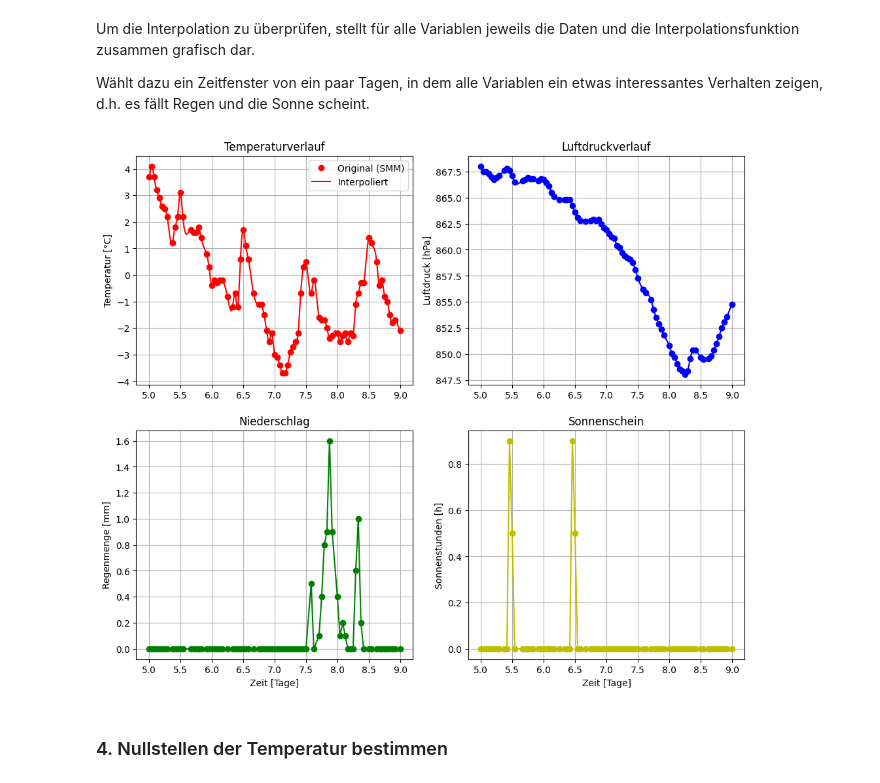
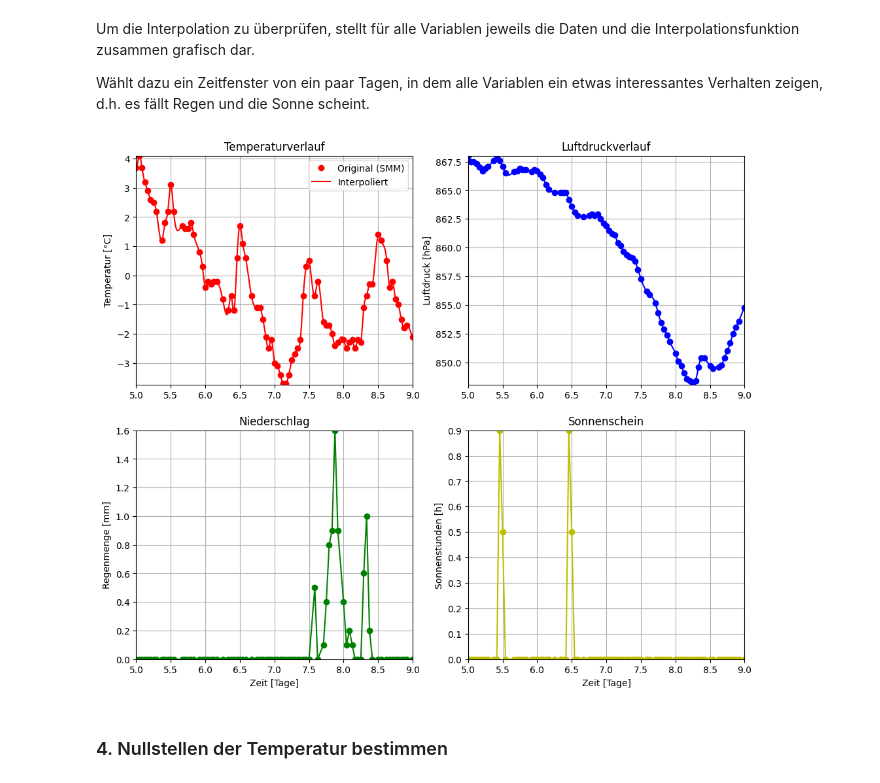
Before and after one commit to Menk1804/NDGS_Projekt_Nico_Menk, a Jupyter notebook: Projekt/Projekt_Vorlage+Aufgaben.ipynb, the cells around one changed output. Saved outputs shown, nothing was run; the diff lists cells and outputs as text; code cells hidden in the pictures.

```diff
--- a/Projekt/Projekt_Vorlage+Aufgaben.ipynb
+++ b/Projekt/Projekt_Vorlage+Aufgaben.ipynb
@@ -60,19 +58,19 @@ regen = weather_array[:, 2]
 sonne = weather_array[:, 3]
 
 # 2. Ziel-Zeitachse definieren (Viertelstündlich)
-# Wir nutzen dein 'time_array'
 t_interp = np.arange(0, time_array[-1], 1/(24*4))
-t_interp = np.append(t_interp, time_array[-1]) # Endpunkt hinzufügen
+t_interp = np.append(t_interp, time_array[-1])  # Endpunkt hinzufügen
 
 # 3. Interpolationsfunktionen erstellen
-# Kubisch für glatte Verläufe, Linear für Regen/Sonne (wegen physikalischer Sinnhaftigkeit)
-f_temp = interp1d(time_array, temperatur, kind='cubic')
-f_druck = interp1d(time_array, luftdruck, kind='cubic')
-f_regen = interp1d(time_array, regen, kind='linear')
-f_sonne = interp1d(time_array, sonne, kind='linear')
+# Kubisch mit natürlichen Randbedingungen für glatte Verläufe
+# Linear für Regen/Sonne (wegen physikalischer Sinnhaftigkeit)
+f_temp  = make_interp_spline(time_array, temperatur, k=3, bc_type="natural")
+f_druck = make_interp_spline(time_array, luftdruck,  k=3, bc_type="natural")
+f_regen = make_interp_spline(time_array, regen, k=1)
+f_sonne = make_interp_spline(time_array, sonne, k=1)
 
 # 4. Neue Werte berechnen
-temp_interp = f_temp(t_interp)
+temp_interp  = f_temp(t_interp)
 druck_interp = f_druck(t_interp)
 regen_interp = f_regen(t_interp)
 sonne_interp = f_sonne(t_interp)
@@ -99,41 +97,38 @@ axs[0, 0].plot(t_interp[m_new], temp_interp[m_new], 'r-', label='Interpoliert')
 axs[0, 0].set_ylabel('Temperatur [°C]')
 axs[0, 0].set_title('Temperaturverlauf')
 axs[0, 0].legend()
 axs[0, 0].grid()
-
+axs[0, 0].margins(0)
 
 # 2. Luftdruck Plot (Oben Rechts -> Zeile 0, Spalte 1)
 axs[0, 1].plot(time_array[m_orig], luftdruck[m_orig], 'bo')
 axs[0, 1].plot(t_interp[m_new], druck_interp[m_new], 'b-')
 axs[0, 1].set_ylabel('Luftdruck [hPa]')
 axs[0, 1].set_title('Luftdruckverlauf')
 axs[0, 1].grid()
-
+axs[0, 1].margins(0)
 
 # 3. Regen Plot (Unten Links -> Zeile 1, Spalte 0)
 axs[1, 0].plot(time_array[m_orig], regen[m_orig], 'go')
 axs[1, 0].plot(t_interp[m_new], regen_interp[m_new], 'g-')
 axs[1, 0].set_ylabel('Regenmenge [mm]')
 axs[1, 0].set_xlabel('Zeit [Tage]')
 axs[1, 0].set_title('Niederschlag')
 axs[1, 0].grid()
-
+axs[1, 0].margins(0)
 
 # 4. Sonne Plot (Unten Rechts -> Zeile 1, Spalte 1)
 axs[1, 1].plot(time_array[m_orig], sonne[m_orig], 'yo')
 axs[1, 1].plot(t_interp[m_new], sonne_interp[m_new], 'y-')
 axs[1, 1].set_ylabel('Sonnenstunden [h]')
 axs[1, 1].set_xlabel('Zeit [Tage]')
 axs[1, 1].set_title('Sonnenschein')
 axs[1, 1].grid()
-
-
-# Verhindert, dass sich Titel und Achsenbeschriftungen überschneiden
-
+axs[1, 1].margins(0)
 
 plt.show()
 # %% [output]
-[figure, old version]
+[figure, new version]
 # %% [markdown]
 ### 4. Nullstellen der Temperatur bestimmen
 # %% [markdown]
```
Also changed, not shown: parts of 5 cells of this notebook, 1 other file.
